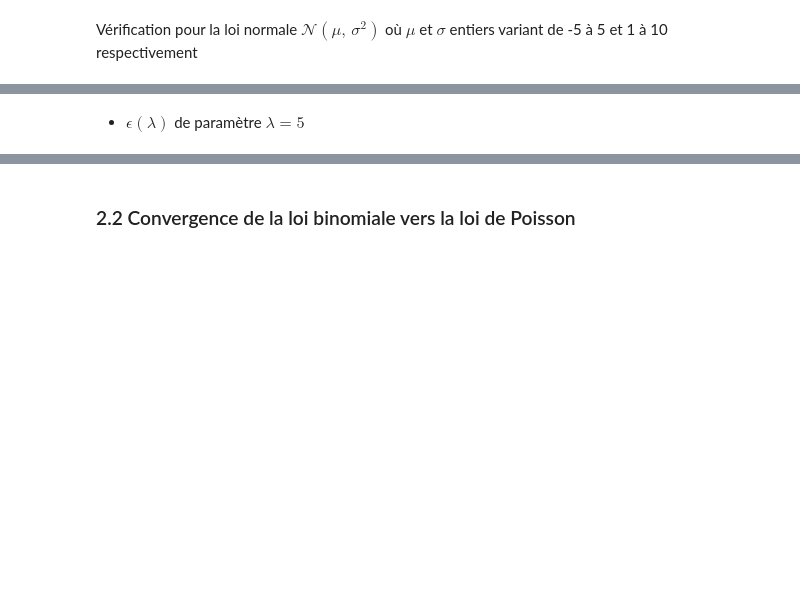
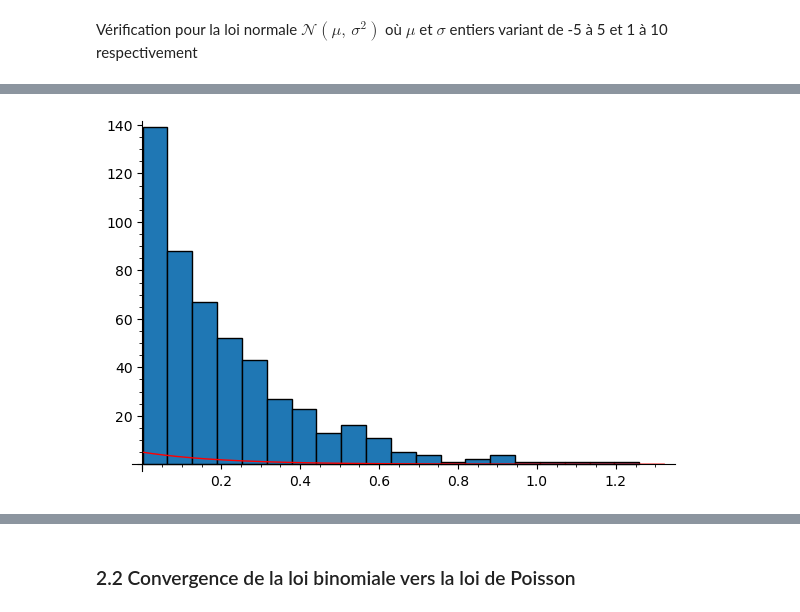
Before and after one commit to vctr-dng/mini-projet-stat, a Jupyter notebook: main.ipynb, the cells around one changed output, grey strips where cells are left out. Drawn from its saved outputs; the diff is of its cells as text; code cells hidden in the pictures; blank space fills up the shorter version.

```diff
--- a/main.ipynb
+++ b/main.ipynb
@@ -29,7 +58,7 @@ VAuniforme(1, 10)
 # %%
 def genereEchantillons(loiProba, nbrEchantillons, *args):
     '''
-    Génère nbrEchantillons echantillons issues d'une variable aléatoire suivant loiProba avec les paramètres *args
+    Génère nbrEchantillons echantillons à partir de la fonction loiProba avec les paramètres *args
     Exemple : genereEchantillons(VAuniforme, 100, 0, 1)
     '''
 
@@ -149,9 +292,4 @@ Histogramme pour 500 échantillons répartiés sur 20 classes pour une loi :
-# %% [markdown]
-- $\epsilon(\lambda)$ de paramètre $\lambda= 5$
 # %%
 lamb = 5
 
-listeEchExpo = genereEchantillons(expovariate, 500, lambd)
+listeEchExpo = genereEchantillons(expovariate, 500, lamb)
-# %%
-def densite_expo(x,lamb): #TODO
-    return lambd * exp(-lamb*x)
@@ -160 +296,15 @@ histogram(listeEchExpo,bins=20)+plot(densite_expo(x,lambd), (x, min(listeEchExpo
+# %%
+def densite_expo(x, lamb):
+    '''
+    Retourne la valeur de la fonction de densité de loi exponentielle de paramètre lambda fixé pour un antécédent donné (x)
+    '''
+
+    return lamb * exp(-lamb*x)
+# %%
+min_fact =  min(listeEchExpo)*0.95 if min(listeEchExpo) > 0 else  min(listeEchExpo)*1.05
+max_fact = max(listeEchExpo)*1.05 if max(listeEchExpo) > 0 else max(listeEchExpo)*0.95
+
+histogram(listeEchExpo,bins=20)+plot(densite_expo(x,lamb), (x, min_fact, max_fact), color='red', linestyle='-')
+# %% [output]
+[figure, added]
 # %%
```
Also changed, not shown: parts of 140 cells of this notebook.
